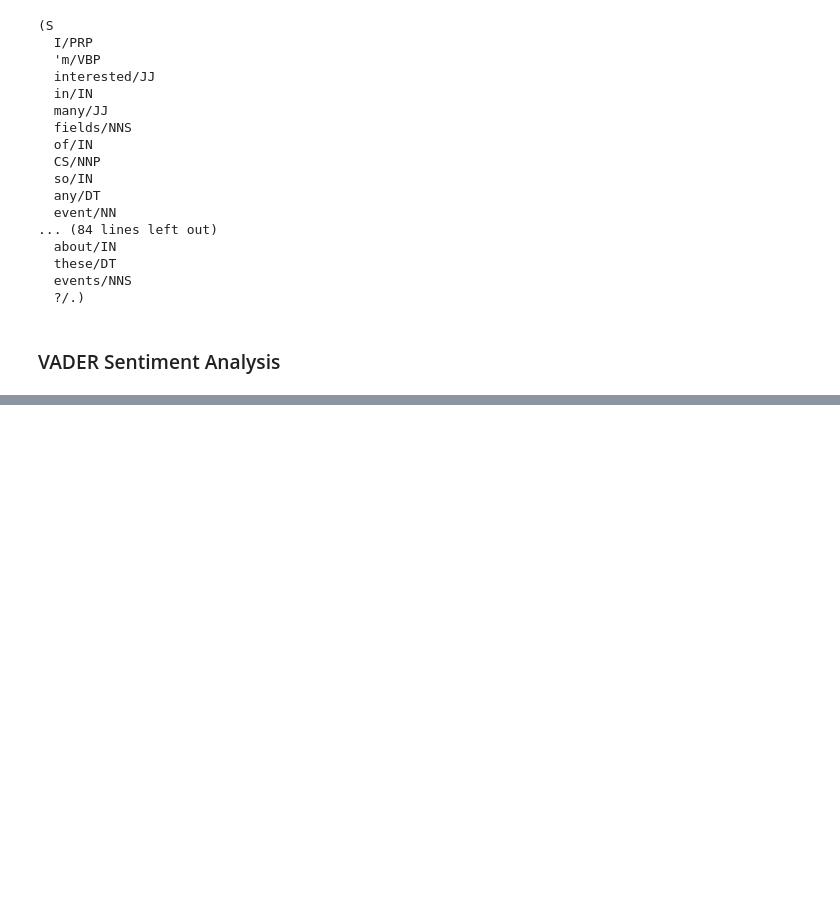
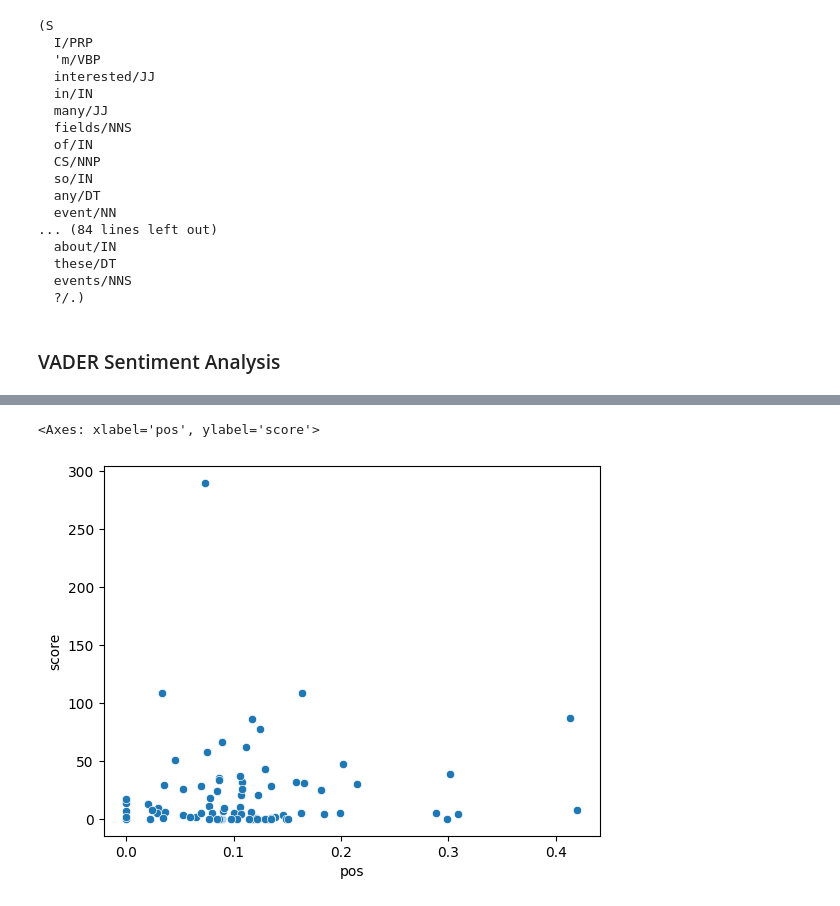
Before and after one commit to domatt1854/cis-410-project, a Jupyter notebook: sentiment_analysis/nltk_vader.ipynb, the cells around one changed output, grey strips where cells are left out. Drawn from its saved outputs; the diff is of its cells as text; code cells hidden in the pictures; blank space fills up the shorter version.

```diff
--- a/sentiment_analysis/nltk_vader.ipynb
+++ b/sentiment_analysis/nltk_vader.ipynb
@@ -152,3 +175,8 @@ entities.pprint()
   ?/.)
 # %% [markdown]
 ### VADER Sentiment Analysis
+# %%
+from nltk.sentiment import SentimentIntensityAnalyzer
+from tqdm.notebook import tqdm
+
+sia = SentimentIntensityAnalyzer()
@@ -154,0 +310,5 @@ entities.pprint()
+# %%
+sns.scatterplot(vader_df, x='pos', y='score')
+# %% [output]
+<Axes: xlabel='pos', ylabel='score'>
+[figure, added]
```
Also changed, not shown: parts of 16 cells of this notebook.
